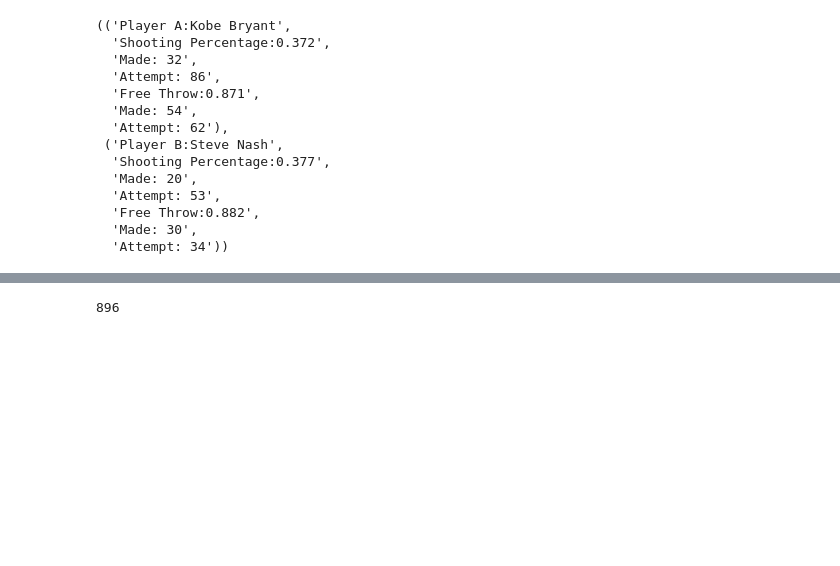
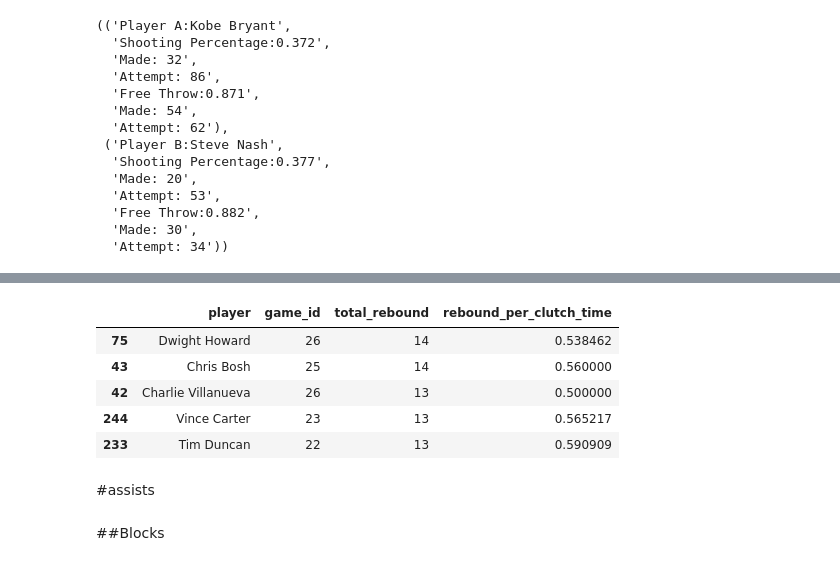
Before and after one commit to deepakchandi/clutch-baller, a Jupyter notebook: Practice(05-06 season).ipynb, the cells around one changed output, grey strips where cells are left out. Drawn from its saved outputs; the diff is of its cells as text; code cells hidden in the pictures; blank space fills up the shorter version.

Commit message:
got assists,rebound per clutch

```diff
--- a/Practice(05-06 season).ipynb
+++ b/Practice(05-06 season).ipynb
@@ -331,4 +158,0 @@ def o_reb(df):
-# %%
-o_reb(regular_season)
-# %% [output]
-896
@@ -334,0 +169,30 @@ o_reb(regular_season)
+# %%
+#counts how many rebounds each player has in total
+rebound_per_player = pd.DataFrame.from_dict(dic,orient = 'index')
+rebound_per_player = rebound_per_player.reset_index()
+rebound_per_player = rebound_per_player.rename(columns={'index':'player', 0:'total_rebound'})
+
+
+#take the number of games played from regular season data so we can get the actual average
+r= (regular_season.groupby(['player', 'game_id']).count()).reset_index()
+r = (r.groupby('player').count()).reset_index()
+r = r[['player','game_id']]
+
+j = r.merge(rebound_per_player, on = 'player')
+
+#create a new column with off_rebund per game
+j['rebound_per_clutch_time']=j.apply(lambda row: row.total_rebound / row.game_id, axis =1)
+
+#sorted by amount of games and total rebounds
+j = j.sort_values(by = ['total_rebound','game_id','rebound_per_clutch_time'], ascending=False)
+# %%
+j.head()
+# %% [output]
+|  | player | game_id | total_rebound | rebound_per_clutch_time |
+| 75 | Dwight Howard | 26 | 14 | 0.538462 |
+| 43 | Chris Bosh | 25 | 14 | 0.560000 |
+| 42 | Charlie Villanueva | 26 | 13 | 0.500000 |
+| 244 | Vince Carter | 23 | 13 | 0.565217 |
+| 233 | Tim Duncan | 22 | 13 | 0.590909 |
+# %% [markdown]
+#assists
@@ -334,0 +243,2 @@ o_reb(regular_season)
+# %% [markdown]
+##Blocks
```
Also changed, not shown: parts of 37 cells of this notebook, 1 other file.
